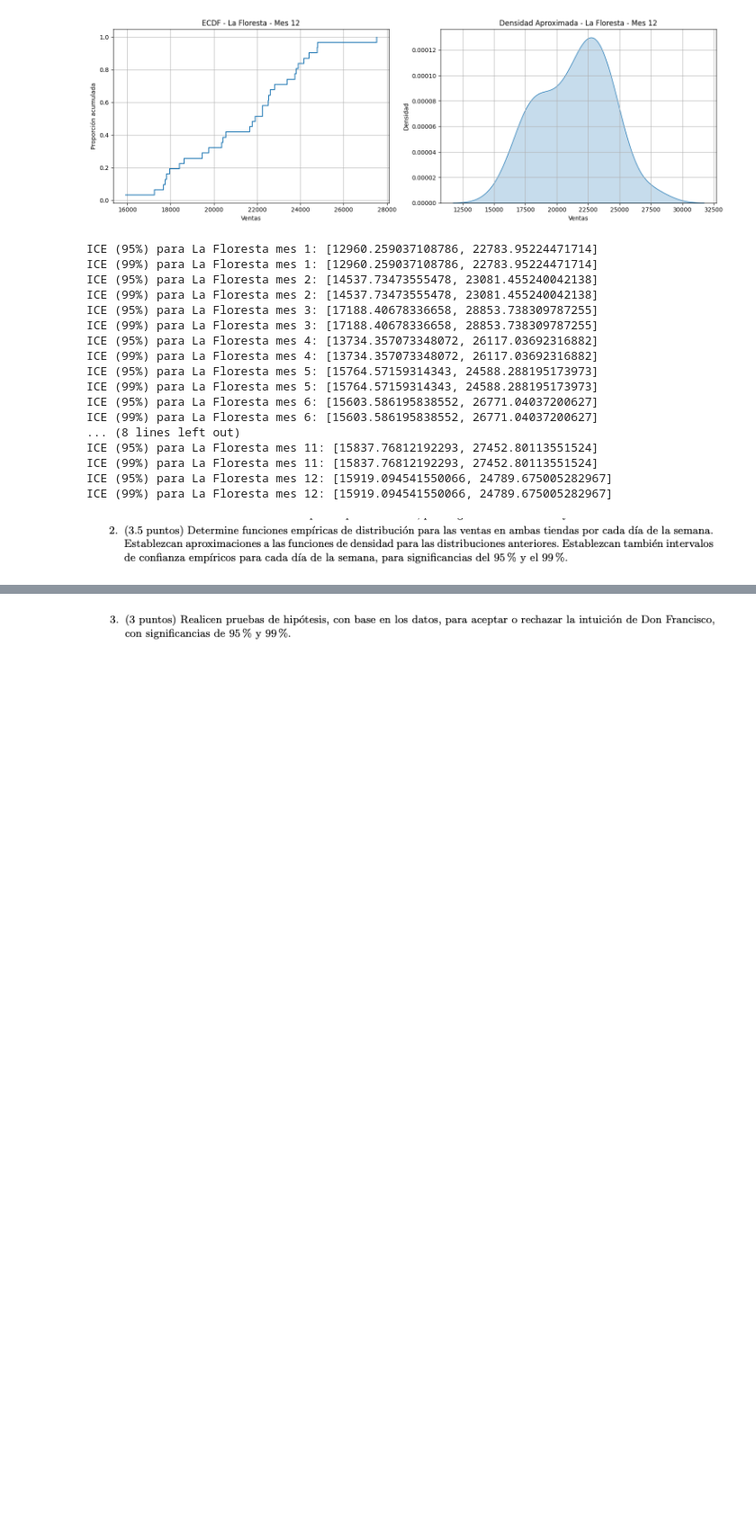
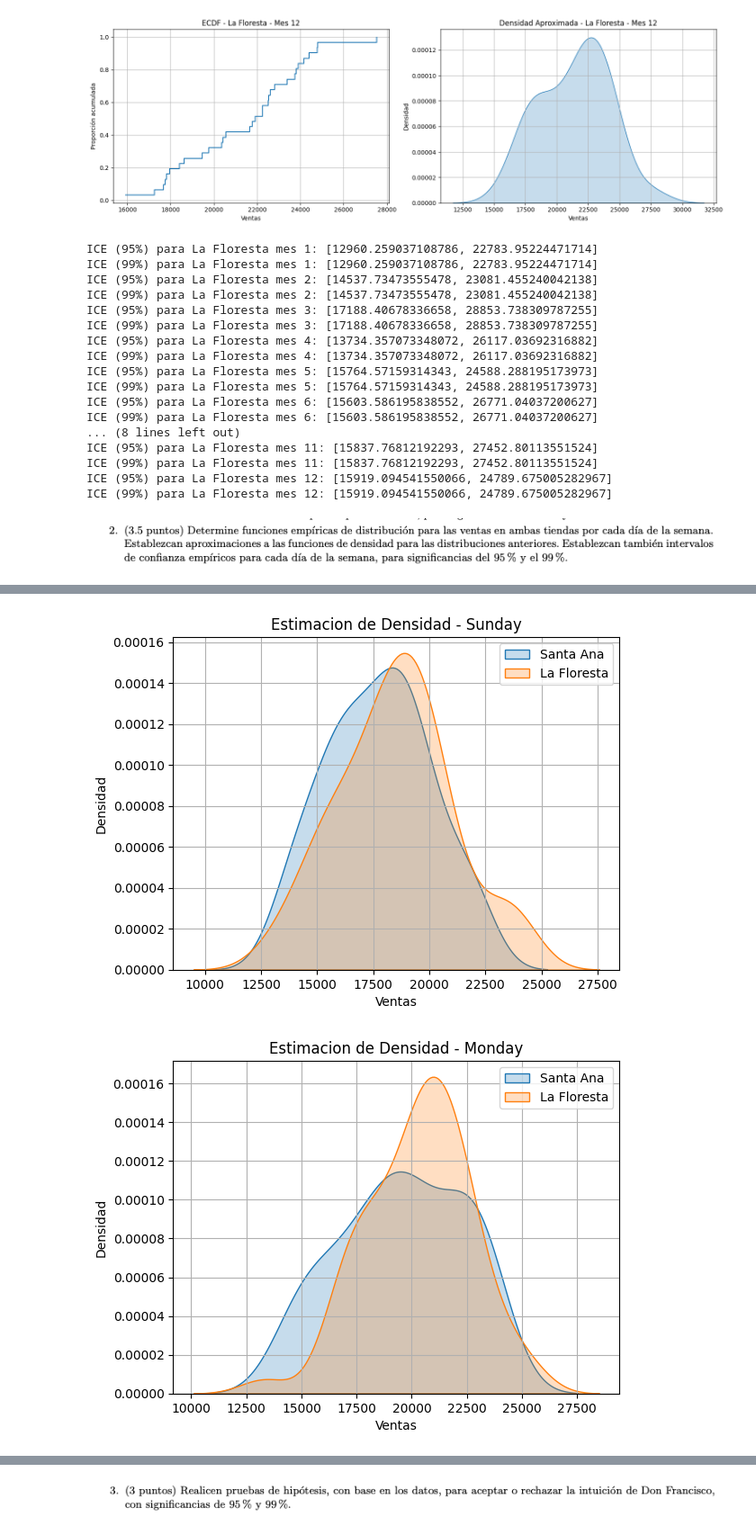
Before and after one commit to abrilnoguera/TPFinal-PEIA, a Jupyter notebook: TP Final.ipynb, the cells around one changed output, grey strips where cells are left out. Shown at 90% size. Cells and saved outputs as stored; diff of their text form; code cells hidden in the pictures; blank space fills up the shorter version.

```diff
--- a/TP Final.ipynb
+++ b/TP Final.ipynb
@@ -394,0 +428,14 @@ ICE (99%) para La Floresta mes 12: [15919.094541550066, 24789.675005282967]
+# %%
+for dia in dias:
+    plt.figure()
+    sns.kdeplot(data=santa_ana_df[santa_ana_df['DiaSemana'] == dia], x='Ventas', label='Santa Ana', fill=True)
+    sns.kdeplot(data=la_floresta_df[la_floresta_df['DiaSemana'] == dia], x='Ventas', label='La Floresta', fill=True)
+    plt.title(f"Estimacion de Densidad - {dia}")
+    plt.xlabel("Ventas")
+    plt.ylabel("Densidad")
+    plt.legend()
+    plt.grid(True)
+    plt.show()
+# %% [output]
+[figure, added]
+[figure, added]
```
Also changed, not shown: parts of 5 cells of this notebook, 1 other file.
